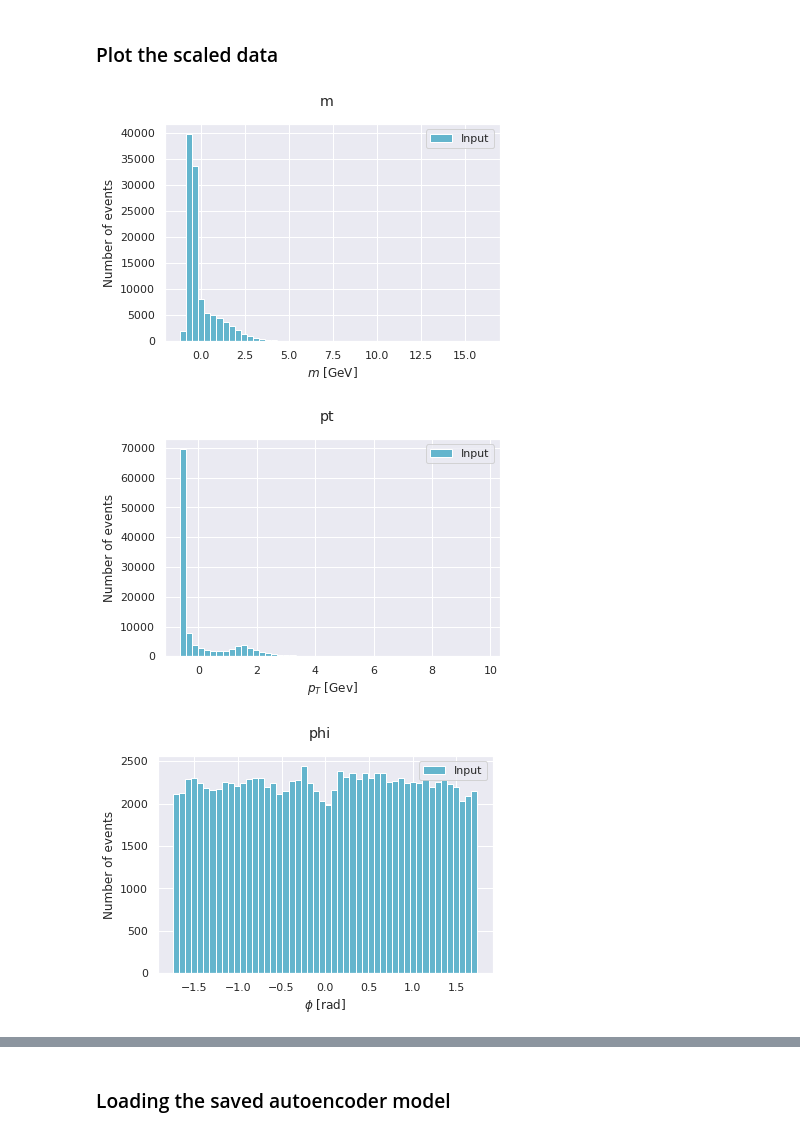
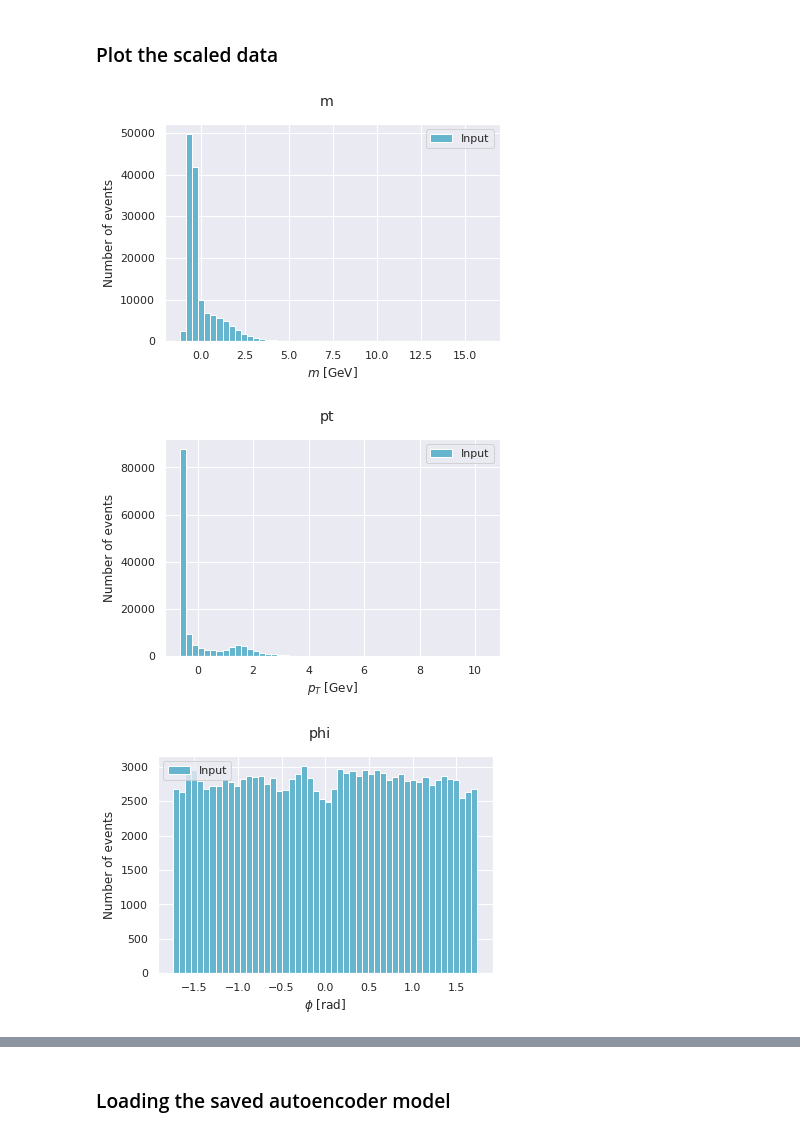
Before and after one commit to ATLAS-Autoencoders-GSoC-2020-Closed/gsoc-assignment-prabh27, a Jupyter notebook: autoencoder_4D.ipynb, the cells around one changed output, grey strips where cells are left out. Cells and saved outputs as stored; diff of their text form; code cells hidden in the pictures.

```diff
--- a/autoencoder_4D.ipynb
+++ b/autoencoder_4D.ipynb
@@ -85,0 +88,4 @@ test.head()
+# %%
+combined_data = train
+combined_data = combined_data.append(test)
+combined_data.shape
@@ -168,7 +176,9 @@ train[['m', 'pt', 'phi', 'eta']] = scaler.transform(train[['m', 'pt', 'phi', 'et
 
 test[['m', 'pt', 'phi', 'eta']] = scaler.transform(test[['m', 'pt', 'phi', 'eta']])
 
-train.head()
+combined_data[['m', 'pt', 'phi', 'eta']] = scaler.transform(combined_data[['m', 'pt', 'phi', 'eta']])
+
+combined_data.head()
 # %% [output]
 |  | m | pt | phi | eta |
 | 132784 | -0.688499 | -0.607632 | 0.868110 | 0.759044 |
@@ -181,24 +191,24 @@ train.head()
 # %%
 plt.close('all')
 unit_list = ['[GeV]', '[Gev]', '[rad]', '[rad]']
 variable_list = [r'$m$', r'$p_T$', r'$\phi$', r'$\eta$']
 line_style = ['--', '-']
 colors = ['orange', 'c']
 markers = ['*', 's']
 
 # Histograms
 alpha = 1
 n_bins = 50
 for i in np.arange(4):
     plt.figure(i + 4)
-    n_hist_data, bin_edges, _ = plt.hist(train.iloc[:,i], color=colors[1], label='Input', alpha=alpha, bins=n_bins)
+    n_hist_data, bin_edges, _ = plt.hist(combined_data.iloc[:,i], color=colors[1], label='Input', alpha=alpha, bins=n_bins)
     plt.suptitle(test.columns[i])
     plt.xlabel(variable_list[i] + ' ' + unit_list[i])
     plt.ylabel('Number of events')
     plt.legend()
     fig_name = 'train_data_hist_%s' % train.columns[i]
-#     plt.savefig(figures_folder + fig_name)
+    plt.savefig(figures_folder + fig_name)
 # %% [output]
-[figure, old version]
+[figure, new version]
-[figure, old version]
+[figure, new version]
-[figure, old version]
+[figure, new version]
```
Also changed, not shown: parts of 24 cells of this notebook, 1 other file.
